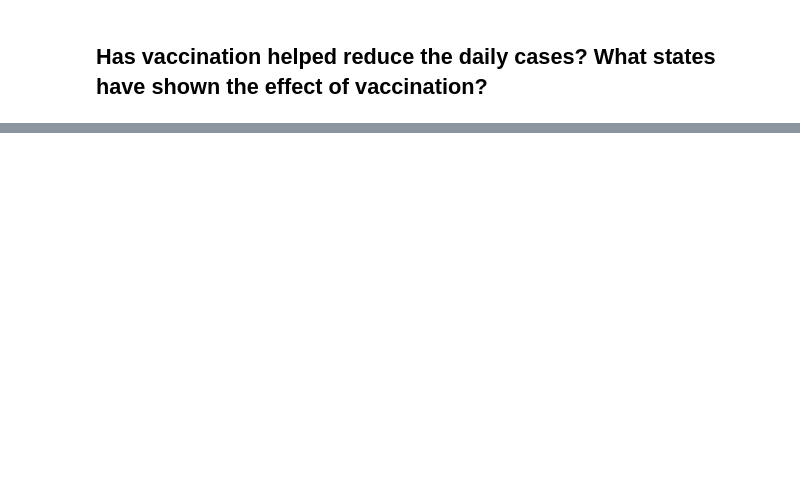
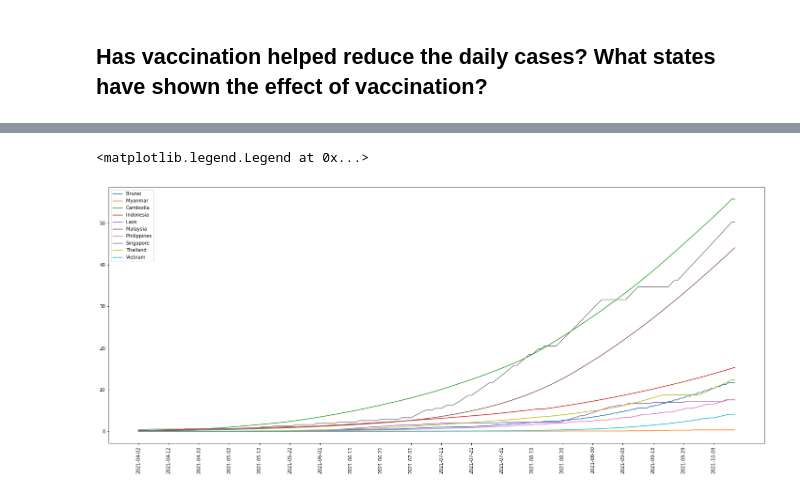
Before and after one commit to sidharrth2002/covid-streamlit-2, a Jupyter notebook: exploration.ipynb, the cells around one changed output, grey strips where cells are left out. Drawn from its saved outputs; the diff is of its cells as text; code cells hidden in the pictures; blank space fills up the shorter version.

```diff
--- a/exploration.ipynb
+++ b/exploration.ipynb
@@ -1252,0 +1169,3 @@ ValueError: ignored
+# %%
+global_datasets =  pd.read_csv('./global_datasets/owid-covid-data.csv')
+global_datasets
@@ -1252,0 +1201,3 @@ ValueError: ignored
+# %%
+global_datasets.fillna(0, inplace=True)
+global_datasets.isna().sum()
@@ -1252,0 +1272,21 @@ ValueError: ignored
+# %%
+def getCountry(country) :
+    filter = global_datasets['location'] == country
+    df = global_datasets[filter]
+    df = df[['date','population','people_fully_vaccinated']]
+    df['cumul'] = df['people_fully_vaccinated'].cumsum()
+    df['percentage_vaccinated'] = df['cumul'] / df['population']
+    filter2 = df['date'] > '2021-04'
+    df = df[filter2]
+    return df
+# %%
+Brunei = getCountry('Brunei')
+Myanmar = getCountry('Myanmar')
+Cambodia = getCountry('Cambodia')
+Indonesia = getCountry('Indonesia')
+Laos = getCountry('Laos')
+Malaysia = getCountry('Malaysia')
+Philippines = getCountry('Philippines')
+Singapore = getCountry('Singapore')
+Thailand = getCountry('Thailand')
+Vietnam = getCountry('Vietnam')
@@ -1252,0 +1309,18 @@ ValueError: ignored
+# %%
+fig, ax = plt.subplots(figsize=(25, 10))
+ax.plot(Brunei['date'], Brunei['percentage_vaccinated'], label = "Brunei")
+ax.plot(Myanmar['date'], Myanmar['percentage_vaccinated'], label = "Myanmar")
+ax.plot(Cambodia['date'], Cambodia['percentage_vaccinated'], label = "Cambodia")
+ax.plot(Indonesia['date'], Indonesia['percentage_vaccinated'], label = "Indonesia")
+ax.plot(Laos['date'], Laos['percentage_vaccinated'], label = "Laos")
+ax.plot(Malaysia['date'], Malaysia['percentage_vaccinated'], label = "Malaysia")
+ax.plot(Philippines['date'], Philippines['percentage_vaccinated'], label = "Philippines")
+ax.plot(Singapore['date'], Singapore['percentage_vaccinated'], label = "Singapore")
+ax.plot(Thailand['date'], Thailand['percentage_vaccinated'], label = "Thailand")
+ax.plot(Vietnam['date'], Vietnam['percentage_vaccinated'], label = "Vietnam")
+ax.set_xticks(ax.get_xticks()[::10])
+ax.tick_params(axis='x', labelrotation=90)
+ax.legend()
+# %% [output]
+<matplotlib.legend.Legend at 0x...>
+[figure, added]
```
Also changed, not shown: parts of 22 cells of this notebook, 1 other file.
